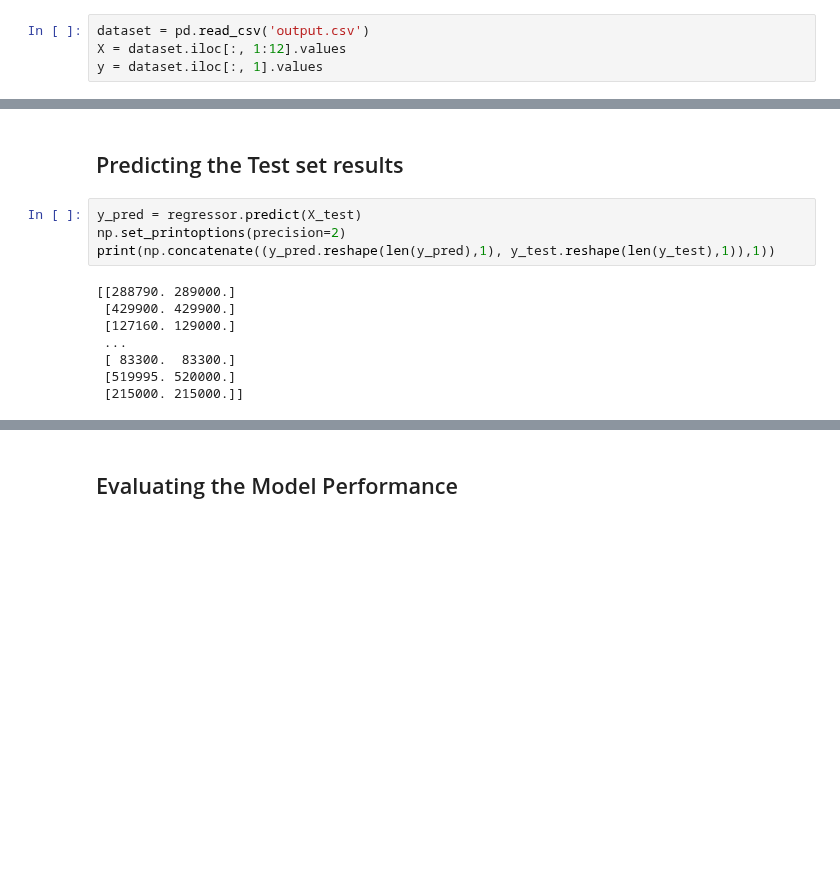
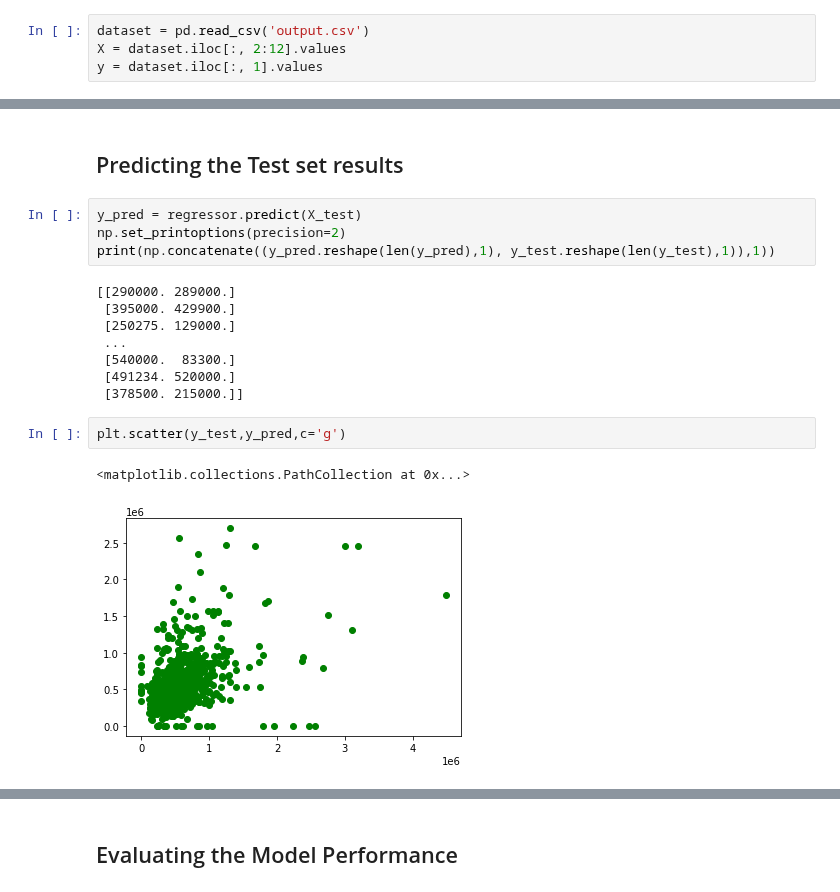
Before and after one commit to Samineh-Naghavi/Predicting-House-Prices-by-Using-Regrassion-Models, a Jupyter notebook: Models/decision_tree_regression.ipynb, the cells around one changed output, grey strips where cells are left out. Saved outputs shown, nothing was run; the diff lists cells and outputs as text; blank space fills up the shorter version.

```diff
--- a/Models/decision_tree_regression.ipynb
+++ b/Models/decision_tree_regression.ipynb
@@ -12,7 +12,7 @@ import pandas as pd
 ## Importing the dataset
 # %%
 dataset = pd.read_csv('output.csv')
-X = dataset.iloc[:, 1:12].values
+X = dataset.iloc[:, 2:12].values
 y = dataset.iloc[:, 1].values
 # %%
 dataset.head()
@@ -43,10 +53,15 @@ y_pred = regressor.predict(X_test)
 np.set_printoptions(precision=2)
 print(np.concatenate((y_pred.reshape(len(y_pred),1), y_test.reshape(len(y_test),1)),1))
 # %% [output]
-[[288790. 289000.]
- [429900. 429900.]
- [127160. 129000.]
+[[290000. 289000.]
+ [395000. 429900.]
+ [250275. 129000.]
  ...
- [ 83300.  83300.]
- [519995. 520000.]
- [215000. 215000.]]
+ [540000.  83300.]
+ [491234. 520000.]
+ [378500. 215000.]]
+# %%
+plt.scatter(y_test,y_pred,c='g')
+# %% [output]
+<matplotlib.collections.PathCollection at 0x...>
+[figure, added]
```
Also changed, not shown: parts of 5 cells of this notebook, 4 other files.
